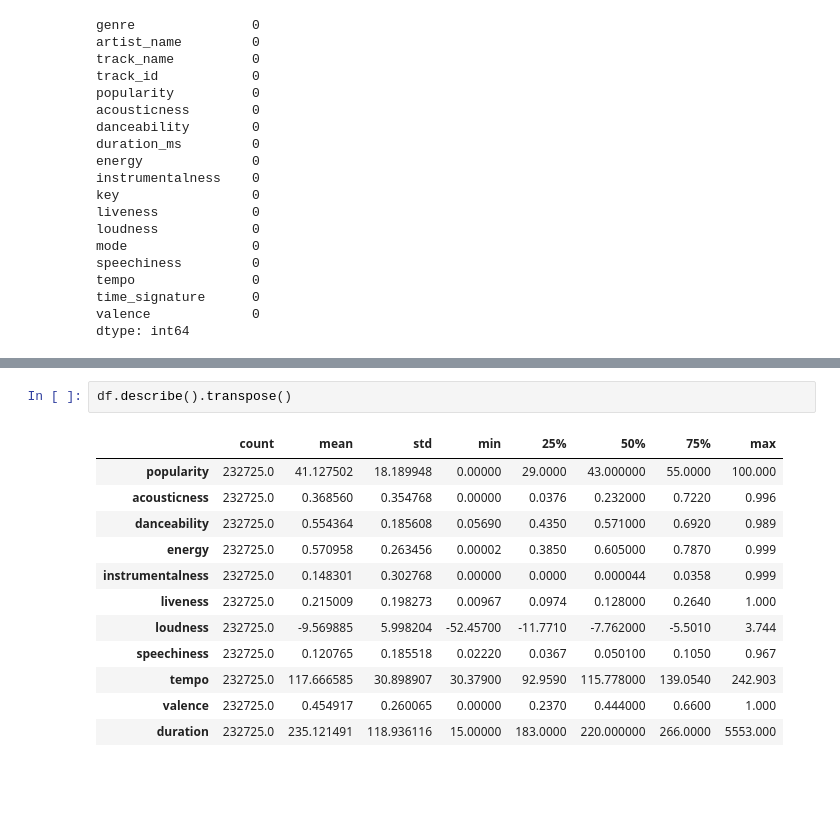
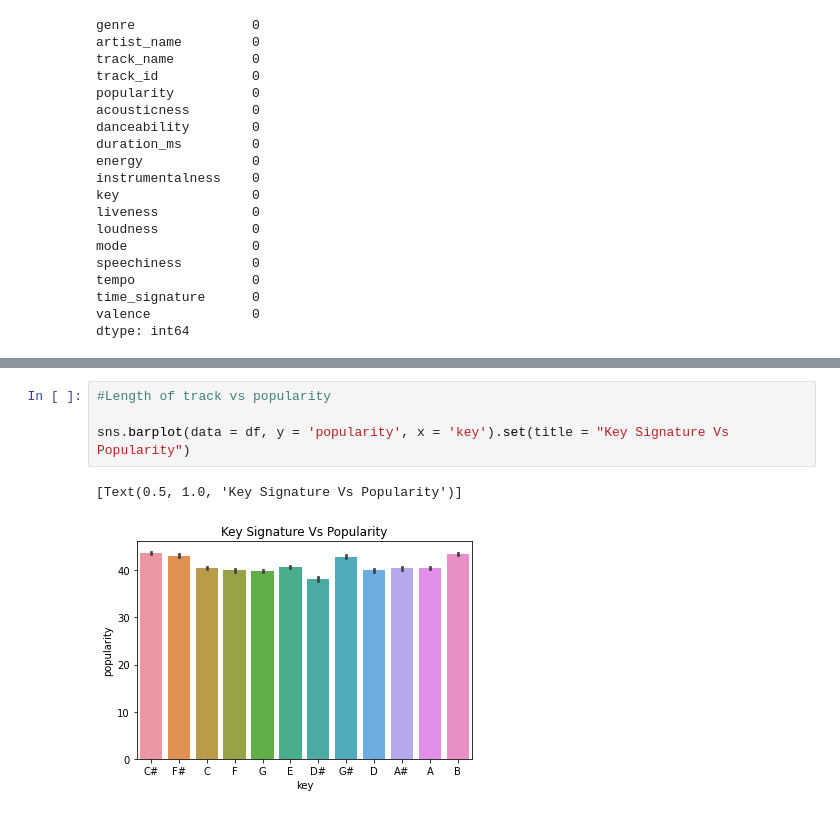
Before and after one commit to adriancabalo/CCIC_DS1, a Jupyter notebook: DS1 Final.ipynb, the cells around one changed output, grey strips where cells are left out. Saved outputs shown, nothing was run; the diff lists cells and outputs as text; blank space fills up the shorter version.

```diff
--- a/DS1 Final.ipynb
+++ b/DS1 Final.ipynb
@@ -68,15 +90,7 @@ sns.barplot(data = df, y = 'genre', x = 'popularity').set(title = "Most Popular
-# %%
-df.describe().transpose()
-# %% [output]
-|  | count | mean | std | min | 25% | 50% | 75% | max |
-| popularity | 232725.0 | 41.127502 | 18.189948 | 0.00000 | 29.0000 | 43.000000 | 55.0000 | 100.000 |
-| acousticness | 232725.0 | 0.368560 | 0.354768 | 0.00000 | 0.0376 | 0.232000 | 0.7220 | 0.996 |
-| danceability | 232725.0 | 0.554364 | 0.185608 | 0.05690 | 0.4350 | 0.571000 | 0.6920 | 0.989 |
-| energy | 232725.0 | 0.570958 | 0.263456 | 0.00002 | 0.3850 | 0.605000 | 0.7870 | 0.999 |
-| instrumentalness | 232725.0 | 0.148301 | 0.302768 | 0.00000 | 0.0000 | 0.000044 | 0.0358 | 0.999 |
-| liveness | 232725.0 | 0.215009 | 0.198273 | 0.00967 | 0.0974 | 0.128000 | 0.2640 | 1.000 |
-| loudness | 232725.0 | -9.569885 | 5.998204 | -52.45700 | -11.7710 | -7.762000 | -5.5010 | 3.744 |
-| speechiness | 232725.0 | 0.120765 | 0.185518 | 0.02220 | 0.0367 | 0.050100 | 0.1050 | 0.967 |
-| tempo | 232725.0 | 117.666585 | 30.898907 | 30.37900 | 92.9590 | 115.778000 | 139.0540 | 242.903 |
-| valence | 232725.0 | 0.454917 | 0.260065 | 0.00000 | 0.2370 | 0.444000 | 0.6600 | 1.000 |
-| duration | 232725.0 | 235.121491 | 118.936116 | 15.00000 | 183.0000 | 220.000000 | 266.0000 | 5553.000 |
+# %%
+#Length of track vs popularity
+
+sns.barplot(data = df, y = 'popularity', x = 'key').set(title = "Key Signature Vs Popularity")
+# %% [output]
+[Text(0.5, 1.0, 'Key Signature Vs Popularity')]
+[figure, added]
```
Also changed, not shown: parts of 8 cells of this notebook.
